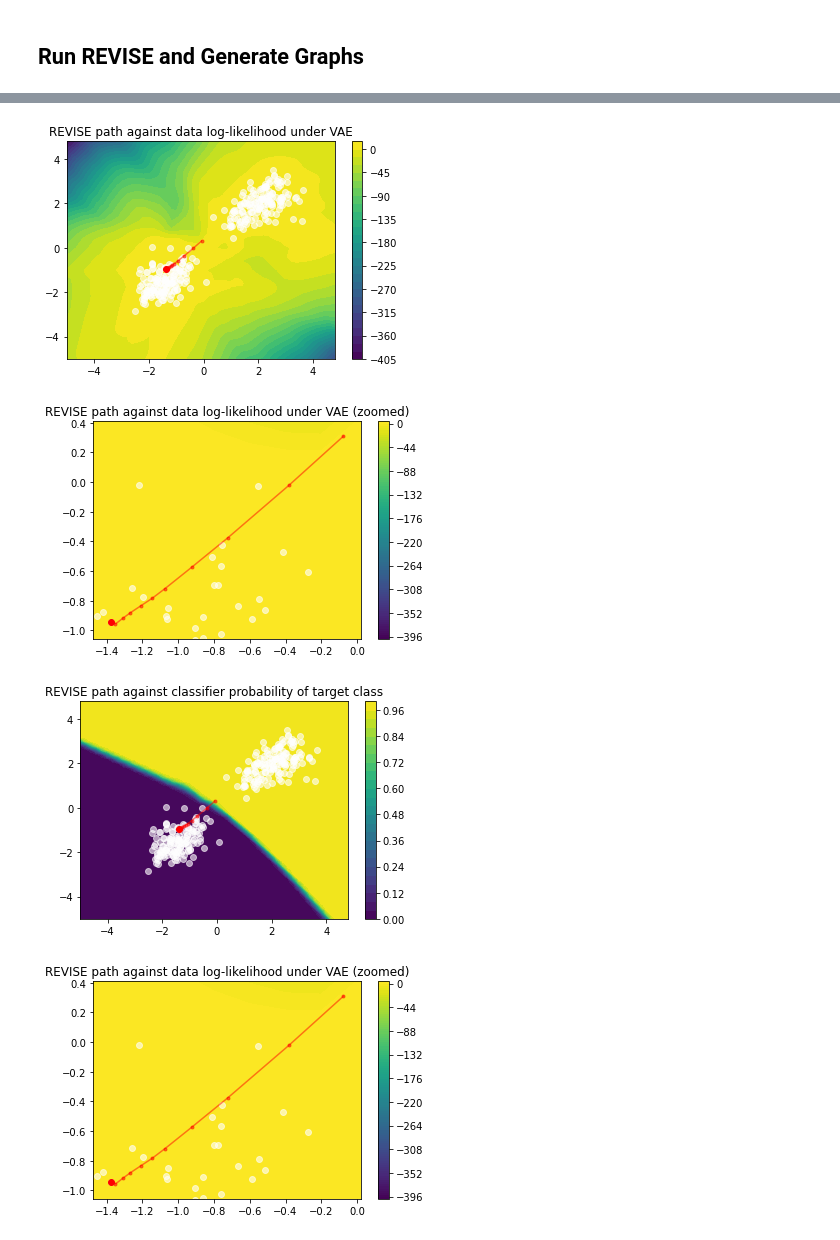
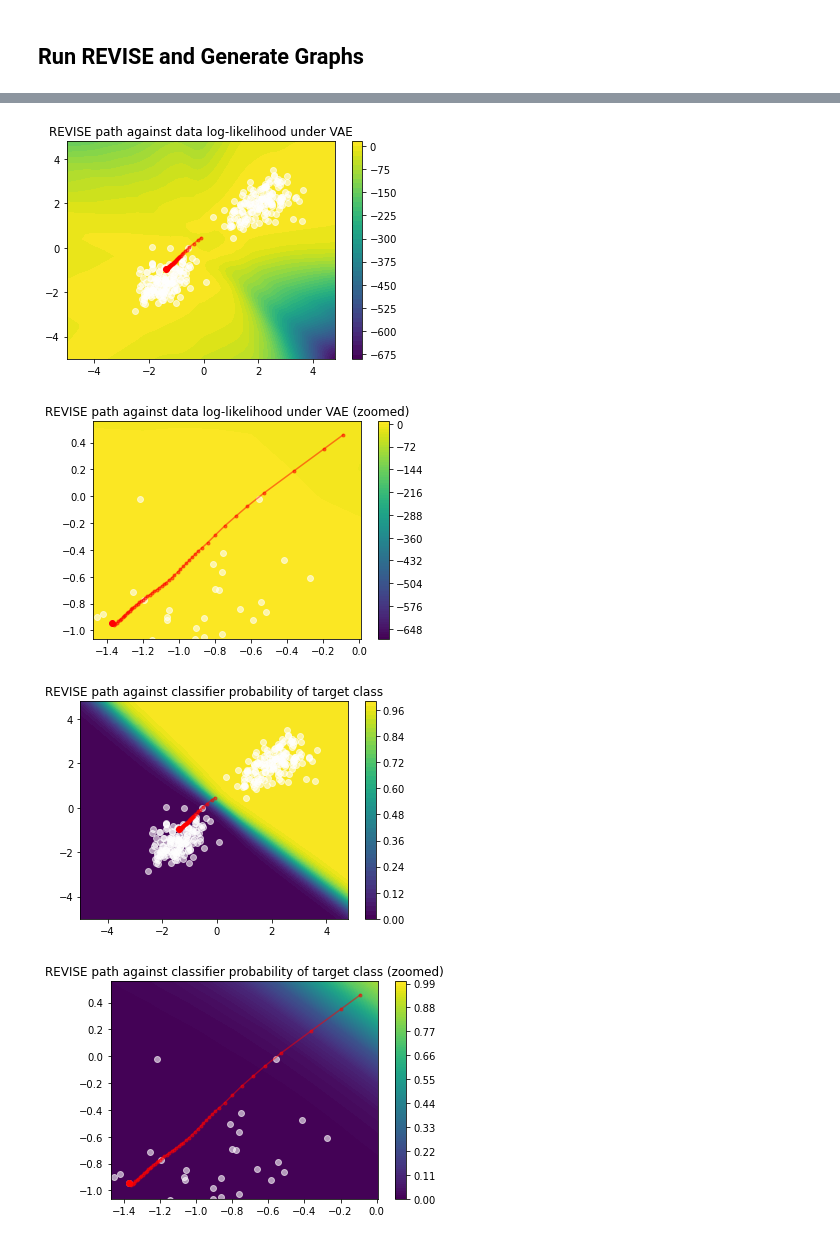
Before and after one commit to jdcc/ac207_final, a Jupyter notebook: 1.0_revise_intro.ipynb, the cells around one changed output, grey strips where cells are left out. Drawn from its saved outputs; the diff is of its cells as text; code cells hidden in the pictures.

```diff
--- a/1.0_revise_intro.ipynb
+++ b/1.0_revise_intro.ipynb
@@ -16,0 +19,2 @@ from revise import Revise
+# %%
+rng_key = random.PRNGKey(0)
@@ -110,0 +45,21 @@ Iteration 4900 lower bound 2.4215; gradient mag: 16.0657
+# %%
+data = x_train
+data_vari = x_var
+
+latent_dim = 2
+
+enc_params = {
+    'input_dim': 2,
+    'hidden_widths': [64, 64],
+    'activation_fn': Relu,
+    'output_dim': latent_dim * 2
+}
+dec_params = {
+    'input_dim': 2,
+    'hidden_widths': [64, 64],
+    'activation_fn': Relu,
+    'output_dim': 2
+}
+
+vae = create_vae(rng_key, enc_params, dec_params)
+vae, loss_history = vae.fit(rng_key, data, data_vari, step_size=1e-2, max_iter=500)
@@ -176,0 +87,12 @@ Iteration 4900 lower bound 0.0026; gradient mag: 0.0131
+# %%
+data = (x_train, indices.reshape(-1, 1))
+
+input_dim = 2
+hidden_widths = [100]
+hidden_activation = Relu
+output_dim = 1
+output_activation = Sigmoid
+
+classifier = create_mlp(
+    rng_key, input_dim, hidden_widths, hidden_activation, output_dim, output_activation)
+classifier, history = classifier.fit(binary_crossentropy_loss, data, step_size=1e-2, max_iter=200)
@@ -216,16 +140,16 @@ revisor.show_path(path, zoom=True)
 # %%
 revisor.show_path(path, x_train, landscape='likelihood')
 # %% [output]
-[figure, old version]
+[figure, new version]
 # %%
 revisor.show_path(path, x_train, zoom=True, landscape='likelihood')
 # %% [output]
-[figure, old version]
+[figure, new version]
 # %%
 revisor.show_path(path, x_train, landscape='prob_target')
 # %% [output]
-[figure, old version]
+[figure, new version]
 # %%
-revisor.show_path(path, x_train, zoom=True, landscape='likelihood')
+revisor.show_path(path, x_train, zoom=True, landscape='prob_target')
 # %% [output]
-[figure, old version]
+[figure, new version]
```
Also changed, not shown: parts of 21 cells of this notebook, 4 other files.
